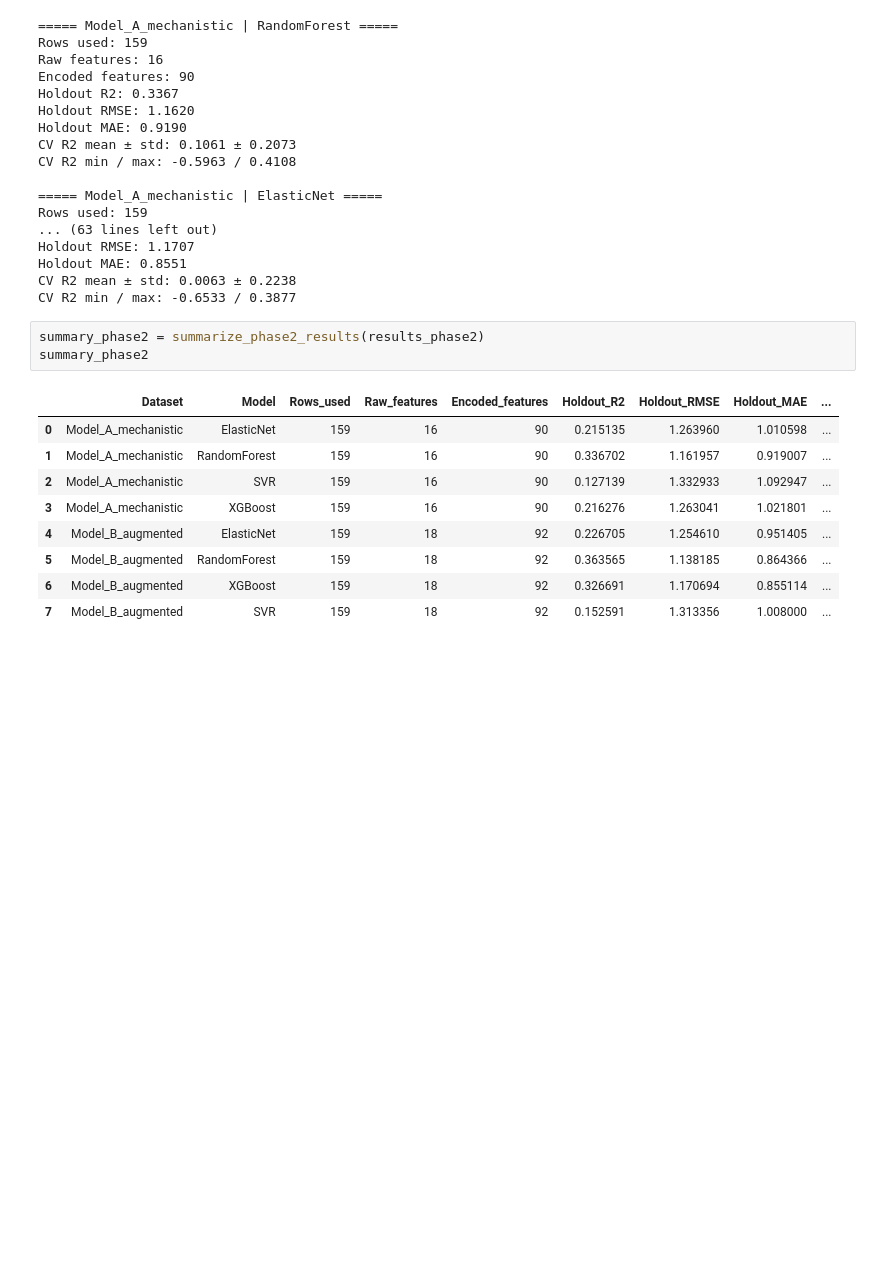
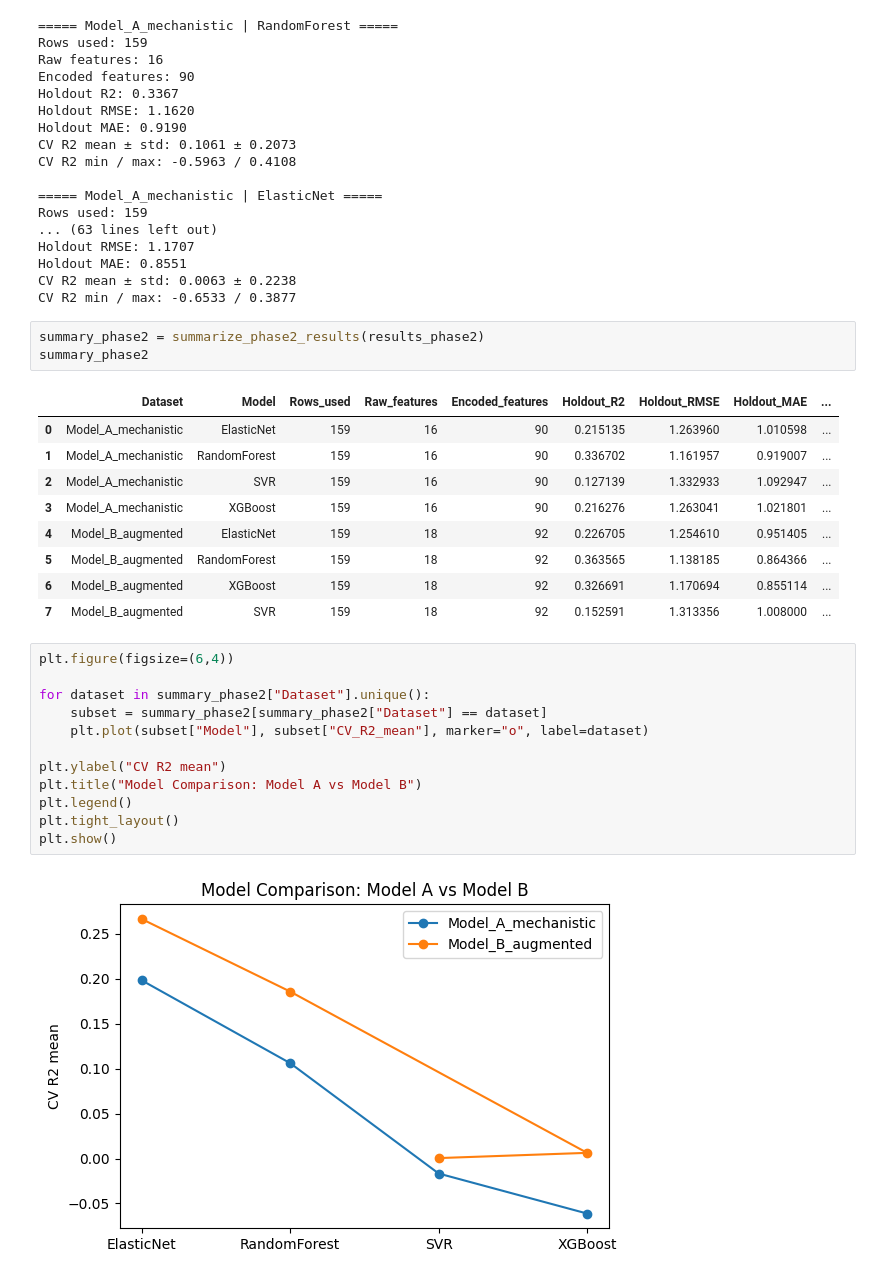
Before and after one commit to wenluanzhang/hydrovoltaic-ml, a Jupyter notebook: notebooks/04_modeling_phase2_models.ipynb, the cells around one changed output. Drawn from its saved outputs; the diff is of its cells as text; blank space fills up the shorter version.

```diff
--- a/notebooks/04_modeling_phase2_models.ipynb
+++ b/notebooks/04_modeling_phase2_models.ipynb
@@ -872,3 +872,17 @@ summary_phase2
 | 5 | Model_B_augmented | RandomForest | 159 | 18 | 92 | 0.363565 | 1.138185 | 0.864366 | ... |
 | 6 | Model_B_augmented | XGBoost | 159 | 18 | 92 | 0.326691 | 1.170694 | 0.855114 | ... |
 | 7 | Model_B_augmented | SVR | 159 | 18 | 92 | 0.152591 | 1.313356 | 1.008000 | ... |
+# %%
+plt.figure(figsize=(6,4))
+
+for dataset in summary_phase2["Dataset"].unique():
+    subset = summary_phase2[summary_phase2["Dataset"] == dataset]
+    plt.plot(subset["Model"], subset["CV_R2_mean"], marker="o", label=dataset)
+
+plt.ylabel("CV R2 mean")
+plt.title("Model Comparison: Model A vs Model B")
+plt.legend()
+plt.tight_layout()
+plt.show()
+# %% [output]
+[figure, added]
```
Also changed, not shown: parts of 17 cells of this notebook, 4 other files.
